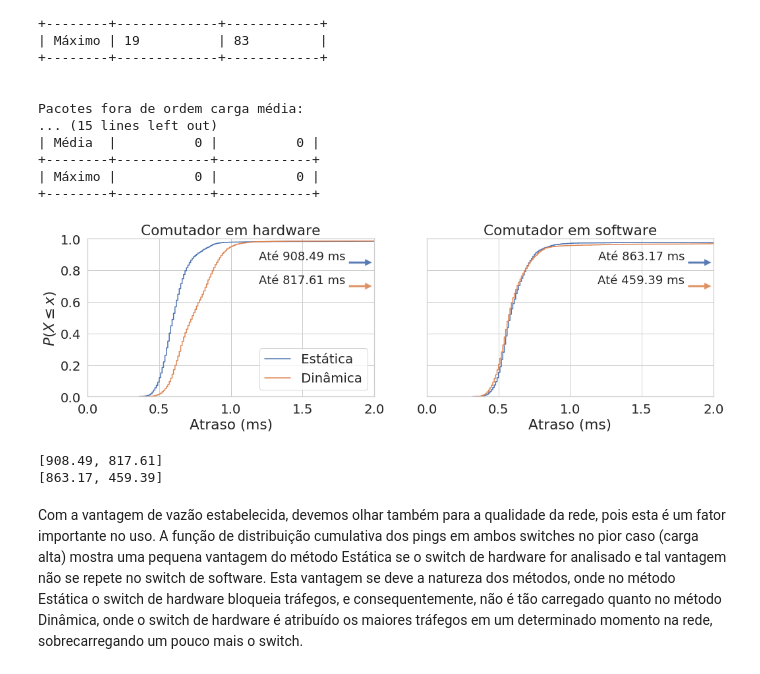
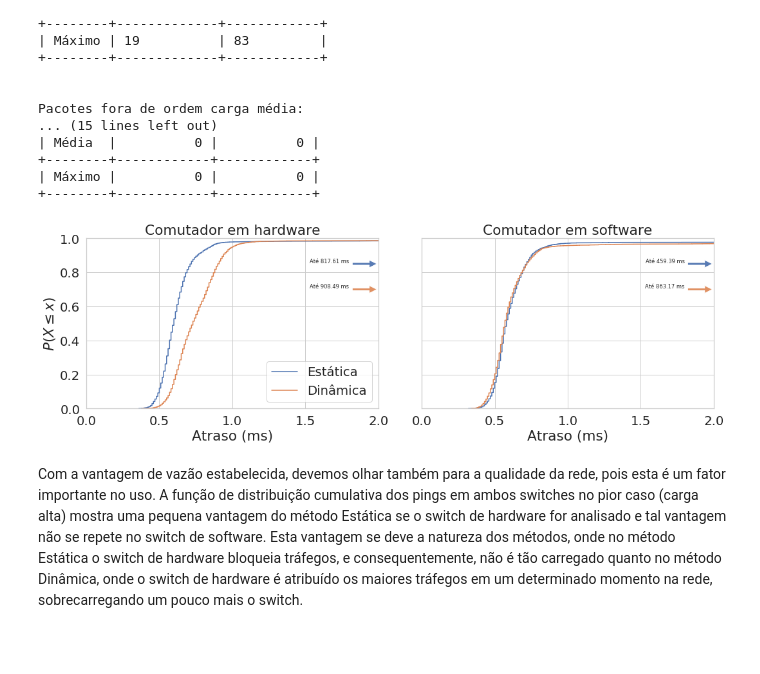
Before and after one commit to pedrobellotti/iperftestes, a Jupyter notebook: Scripts/analise.ipynb, the cells around one changed output. Cells and saved outputs as stored; diff of their text form; code cells hidden in the pictures; blank space fills up the shorter version.

```diff
--- a/Scripts/analise.ipynb
+++ b/Scripts/analise.ipynb
@@ -96,7 +96,6 @@ gpb = dfTotal_info.groupby(["Seed", "TempoChegada", "Política"]).max()
 gpb.reset_index(inplace=True)
 gpb["TaxaBloqueio"] = gpb["RegrasBloqueadas"]/2/float(quantidadeIperfs)*100
 gpb["NomeTempo"] = gpb["TempoChegada"].map({"010": "Alta", "020": "Média", "030": "Baixa"})
-sns.set(font_scale=1.5, style="whitegrid")
 sns_plt = sns.catplot(legend=False, height=4.5, aspect=2, x="TaxaBloqueio", y="NomeTempo", kind="bar", orient="h", hue="Política", hue_order=["Estática"],order=["Baixa", "Média", "Alta"], ci=confianca, data=gpb)
 #sns_plt.fig.suptitle('Taxa de bloqueio por carga', y=1.05)
 sns_plt.set(xlim=(0, 18))
@@ -104,6 +103,4 @@ sns_plt.set_axis_labels("Percentual de bloqueio (%)","Carga do tráfego")
 sns_plt.despine(left=True)
 if (salvarGraficos):
     sns_plt.savefig("Graficos/TaxaBloqueio.pdf")
-sns.set()
-sns.set(font_scale=1.8, style="whitegrid")
 # %% [output]
@@ -457,42 +455,40 @@ plt.ylim(0, 1)
 plt.legend(loc='lower right')
 plt.title('Comutador em hardware')
 maiorPing = np.max(maxHW)
-plt.annotate('Até '+str(maxHW[0])+' ms', xy=(2, 0.85), xytext=(1.8, 0.85),size='small',
+plt.annotate('Até '+str(maxHW[1])+' ms', xy=(2, 0.85), xytext=(1.8, 0.85),size='small',
             arrowprops=dict(facecolor='#587bb4', shrink=0.05),
             horizontalalignment='right', verticalalignment='bottom')
-plt.annotate('Até '+str(maxHW[1])+' ms', xy=(2, 0.7), xytext=(1.8, 0.7),size='small',
+plt.annotate('Até '+str(maxHW[0])+' ms', xy=(2, 0.7), xytext=(1.8, 0.7),size='small',
             arrowprops=dict(facecolor='#e09163', shrink=0.05),
             horizontalalignment='right', verticalalignment='bottom')
 #SW
 plt.subplot(1, 2, 2)
 plt.step(sw_x, sw_y, where='post', label="Estática")
 plt.step(sw_x1, sw_y1, where='post', label="Dinâmica")
 #plt.ylabel(r'$P(X \leq x)$')
 plt.xlabel(r'Atraso (ms)')
 plt.xlim(0, 2)
 plt.ylim(0, 1)
 #plt.legend(loc='best')
 plt.title('Comutador em software')
 #Tamanho
 fig = plt.gcf()
 fig.set_size_inches(15, 5)
 fig.tight_layout()
 frame = plt.gca()
 frame.axes.yaxis.set_ticklabels([])
 maiorPing = np.max(maxSW)
-plt.annotate('Até '+str(maxSW[0])+' ms', xy=(2, 0.85), xytext=(1.8, 0.85), size='small',
+plt.annotate('Até '+str(maxSW[1])+' ms', xy=(2, 0.85), xytext=(1.8, 0.85), size='small',
             arrowprops=dict(facecolor='#587bb4', shrink=0.05),
             horizontalalignment='right', verticalalignment='bottom')
-plt.annotate('Até '+str(maxSW[1])+' ms', xy=(2, 0.7), xytext=(1.8, 0.7), size='small',
+plt.annotate('Até '+str(maxSW[0])+' ms', xy=(2, 0.7), xytext=(1.8, 0.7), size='small',
             arrowprops=dict(facecolor='#e09163', shrink=0.05),
             horizontalalignment='right', verticalalignment='bottom')
 if (salvarGraficos):
     plt.savefig('Graficos/pingCargaAlta.pdf')
 plt.show()
 # %% [output]
-[figure, old version]
+[figure, new version]
-[908.49, 817.61]
-[863.17, 459.39]
 # %% [markdown]
 Com a vantagem de vazão estabelecida, devemos olhar também para a qualidade da rede, pois esta é um fator importante no uso. A função de distribuição cumulativa dos pings em ambos switches no pior caso (carga alta) mostra uma pequena vantagem do método Estática se o switch de hardware for analisado e tal vantagem não se repete no switch de software.
 Esta vantagem se deve a natureza dos métodos, onde no método Estática o switch de hardware bloqueia tráfegos, e consequentemente, não é tão carregado quanto no método Dinâmica, onde o switch de hardware é atribuído os maiores tráfegos em um determinado momento na rede, sobrecarregando um pouco mais o switch.
```
Also changed, not shown: parts of 4 cells of this notebook, 2 other files.
